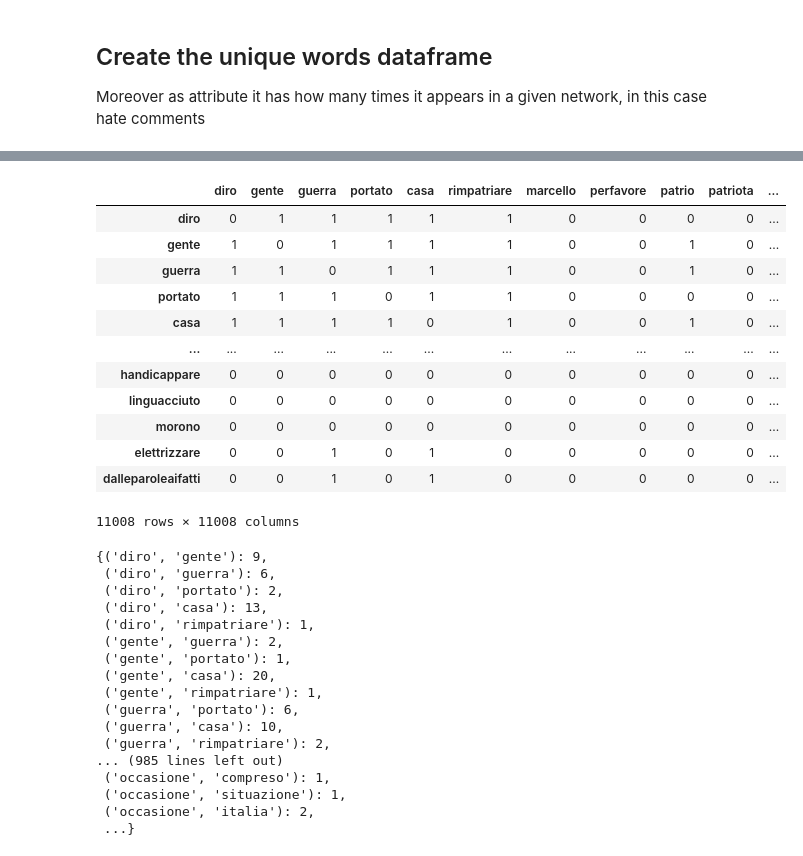
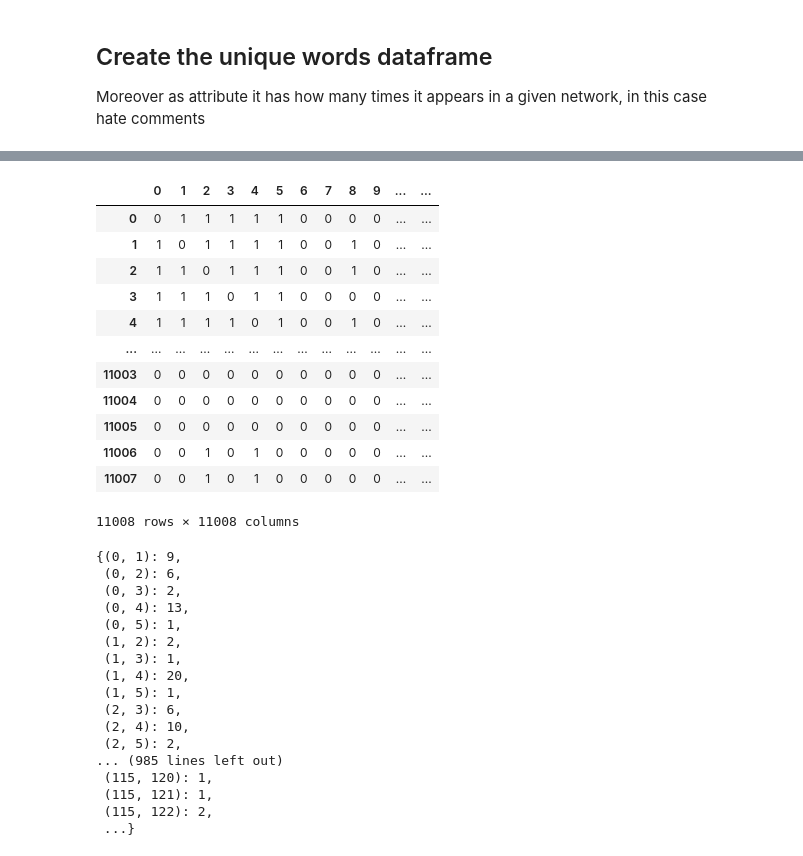
Before and after one commit to andrybicio/net2020, a Jupyter notebook: Semantic_Group/Get_Subset.ipynb, the cells around one changed output, grey strips where cells are left out. Drawn from its saved outputs; the diff is of its cells as text; code cells hidden in the pictures.

```diff
--- a/Semantic_Group/Get_Subset.ipynb
+++ b/Semantic_Group/Get_Subset.ipynb
@@ -157,7 +157,7 @@ os.makedirs(folder_path,exist_ok=True)
 
 Moreover as attribute it has how many times it appears in a given network, in this case hate comments
 # %%
-lemmas_df        = pd.DataFrame.from_dict(unique_words, orient='index').reset_index()
-lemmas_df.columns = ['id', 'counts']
+lemmas_df         = pd.DataFrame.from_dict(unique_words, orient='index').reset_index()
+lemmas_df.columns = ['label', 'counts']
 lemmas_df
 # %% [output]
@@ -174,3 +174,7 @@ lemmas_df
 | 11006 | elettrizzare | 1 |
 | 11007 | dalleparoleaifatti | 1 |
 11008 rows × 2 columns
+# %%
+lemmas_df = lemmas_df.reset_index()
+lemmas_df.columns = ['id', 'label', 'counts']
+lemmas_df
@@ -177,3 +195,14 @@ lemmas_df
 # %%
 #export
 lemmas_df.to_csv('subsets/NODES_hate_problematic_subset.csv', index = False)
+# %%
+def get_id_from_node(word, ids):
+    return ids.index[ids.label == word][0]
+# %%
+words_per_comment = {}
+
+for index, row in df_words.iterrows():
+    if(len(row['text_nlp'])>0):
+        words_per_comment[row["id"]]= [get_id_from_node(clean_txt, lemmas_df) for clean_txt in row['text_nlp']] ###iterating the column text_clean. There are 78174 rows
+
+words_per_comment
@@ -180,29 +227,30 @@ lemmas_df.to_csv('subsets/NODES_hate_problematic_subset.csv', index = False)
 # %%
 ##create a matrix of words
-clean_df = pd.DataFrame(0, index=unique_words, columns=unique_words)
+clean_df = pd.DataFrame(0, index=lemmas_df.index, columns=lemmas_df.index)
 
 for key in words_per_comment:
     for pair in itertools.product(words_per_comment[key],words_per_comment[key]):
         if pair[0]!=pair[1] and not(clean_df.at[pair[0],pair[1]]):
             clean_df.at[pair[0],pair[1]] += 1
             clean_df.at[pair[1],pair[0]] += 1
 
 display(clean_df) ##this is the full matrix of words
 # %% [output]
-|  | diro | gente | guerra | portato | casa | rimpatriare | marcello | perfavore | patrio | patriota | ... |
-| diro | 0 | 1 | 1 | 1 | 1 | 1 | 0 | 0 | 0 | 0 | ... |
-| gente | 1 | 0 | 1 | 1 | 1 | 1 | 0 | 0 | 1 | 0 | ... |
-| guerra | 1 | 1 | 0 | 1 | 1 | 1 | 0 | 0 | 1 | 0 | ... |
-| portato | 1 | 1 | 1 | 0 | 1 | 1 | 0 | 0 | 0 | 0 | ... |
-| casa | 1 | 1 | 1 | 1 | 0 | 1 | 0 | 0 | 1 | 0 | ... |
-| ... | ... | ... | ... | ... | ... | ... | ... | ... | ... | ... | ... |
-| handicappare | 0 | 0 | 0 | 0 | 0 | 0 | 0 | 0 | 0 | 0 | ... |
-| linguacciuto | 0 | 0 | 0 | 0 | 0 | 0 | 0 | 0 | 0 | 0 | ... |
-| morono | 0 | 0 | 0 | 0 | 0 | 0 | 0 | 0 | 0 | 0 | ... |
-| elettrizzare | 0 | 0 | 1 | 0 | 1 | 0 | 0 | 0 | 0 | 0 | ... |
-| dalleparoleaifatti | 0 | 0 | 1 | 0 | 1 | 0 | 0 | 0 | 0 | 0 | ... |
+|  | 0 | 1 | 2 | 3 | 4 | 5 | 6 | 7 | 8 | 9 | ... | ... |
+| 0 | 0 | 1 | 1 | 1 | 1 | 1 | 0 | 0 | 0 | 0 | ... | ... |
+| 1 | 1 | 0 | 1 | 1 | 1 | 1 | 0 | 0 | 1 | 0 | ... | ... |
+| 2 | 1 | 1 | 0 | 1 | 1 | 1 | 0 | 0 | 1 | 0 | ... | ... |
+| 3 | 1 | 1 | 1 | 0 | 1 | 1 | 0 | 0 | 0 | 0 | ... | ... |
+| 4 | 1 | 1 | 1 | 1 | 0 | 1 | 0 | 0 | 1 | 0 | ... | ... |
+| ... | ... | ... | ... | ... | ... | ... | ... | ... | ... | ... | ... | ... |
+| 11003 | 0 | 0 | 0 | 0 | 0 | 0 | 0 | 0 | 0 | 0 | ... | ... |
+| 11004 | 0 | 0 | 0 | 0 | 0 | 0 | 0 | 0 | 0 | 0 | ... | ... |
+| 11005 | 0 | 0 | 0 | 0 | 0 | 0 | 0 | 0 | 0 | 0 | ... | ... |
+| 11006 | 0 | 0 | 1 | 0 | 1 | 0 | 0 | 0 | 0 | 0 | ... | ... |
+| 11007 | 0 | 0 | 1 | 0 | 1 | 0 | 0 | 0 | 0 | 0 | ... | ... |
 11008 rows × 11008 columns
 # %%
+
 ##use this as a basis to get edges and their weights
 
 words_projection = {} ##create dictionary
@@ -216,22 +264,22 @@ for key in words_per_comment:
 
 words_projection
 # %% [output]
-{('diro', 'gente'): 9,
- ('diro', 'guerra'): 6,
- ('diro', 'portato'): 2,
- ('diro', 'casa'): 13,
- ('diro', 'rimpatriare'): 1,
- ('gente', 'guerra'): 2,
- ('gente', 'portato'): 1,
- ('gente', 'casa'): 20,
- ('gente', 'rimpatriare'): 1,
- ('guerra', 'portato'): 6,
- ('guerra', 'casa'): 10,
- ('guerra', 'rimpatriare'): 2,
+{(0, 1): 9,
+ (0, 2): 6,
+ (0, 3): 2,
+ (0, 4): 13,
+ (0, 5): 1,
+ (1, 2): 2,
+ (1, 3): 1,
+ (1, 4): 20,
+ (1, 5): 1,
+ (2, 3): 6,
+ (2, 4): 10,
+ (2, 5): 2,
 ... (985 lines left out)
- ('occasione', 'compreso'): 1,
- ('occasione', 'situazione'): 1,
- ('occasione', 'italia'): 2,
+ (115, 120): 1,
+ (115, 121): 1,
+ (115, 122): 2,
  ...}
 # %%
 ##obtain weighted edges list
```
Also changed, not shown: parts of 5 cells of this notebook.
